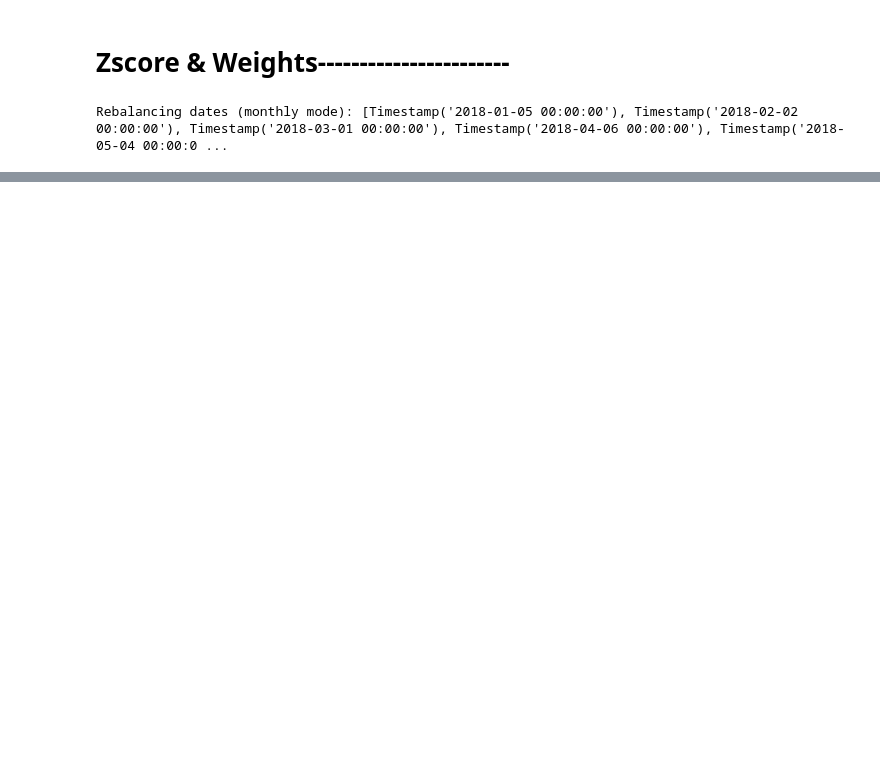
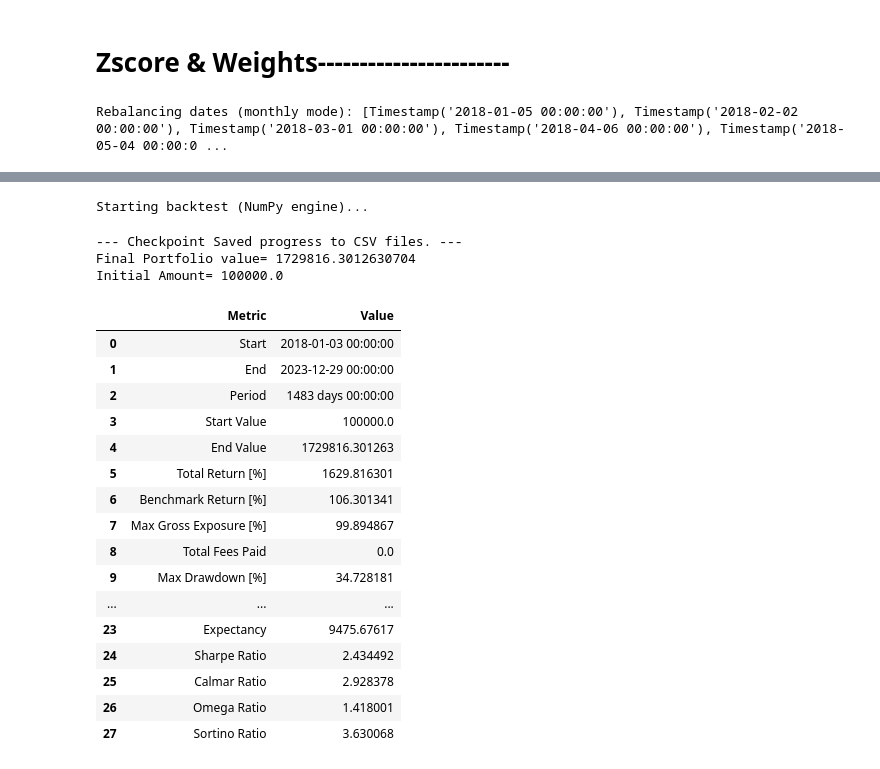
Before and after one commit to aarushbhattofficial/Theta_Syndicate, a Jupyter notebook: zscore.ipynb, the cells around one changed output, grey strips where cells are left out. Drawn from its saved outputs; the diff is of its cells as text; code cells hidden in the pictures; blank space fills up the shorter version.

```diff
--- a/zscore.ipynb
+++ b/zscore.ipynb
@@ -1071,0 +1235,45 @@ Regular Rebalance: 2018-02-23 00:00:00 --> Using Z-Scores from 2018-02-19 00:00:
+# %%
+# Derive START_DATE and END_DATE from weights CSV
+weights_df = pd.read_csv(INPUT_WEIGHTS, index_col=0, parse_dates=True)
+START_DATE = weights_df.index.min()
+END_DATE = weights_df.index.max()
+
+data = pd.read_csv(
+    'src/all_ohlcv_clipped.csv',
+    index_col=0, parse_dates=True, header=[0, 1]
+)
+
+if pd.isna(START_DATE) or pd.isna(END_DATE):
+    START_DATE = data.index.min()
+    END_DATE = data.index.max()
+
+# Filter data to match weights date range
+data = data.loc[START_DATE:END_DATE]
+
+backtester = Backtester(data, INITIAL_CAPITAL, START_DATE)
+backtester.run()
+print(f"Final Portfolio value= {backtester.portfolio_value}")
+
+pf = backtester.vectorbt_run()
+# %% [output]
+Starting backtest (NumPy engine)...
+--- Checkpoint Saved progress to CSV files. ---
+Final Portfolio value= 1729816.3012630704
+Initial Amount= 100000.0
+|  | Metric | Value |
+| 0 | Start | 2018-01-03 00:00:00 |
+| 1 | End | 2023-12-29 00:00:00 |
+| 2 | Period | 1483 days 00:00:00 |
+| 3 | Start Value | 100000.0 |
+| 4 | End Value | 1729816.301263 |
+| 5 | Total Return [%] | 1629.816301 |
+| 6 | Benchmark Return [%] | 106.301341 |
+| 7 | Max Gross Exposure [%] | 99.894867 |
+| 8 | Total Fees Paid | 0.0 |
+| 9 | Max Drawdown [%] | 34.728181 |
+| ... | ... | ... |
+| 23 | Expectancy | 9475.67617 |
+| 24 | Sharpe Ratio | 2.434492 |
+| 25 | Calmar Ratio | 2.928378 |
+| 26 | Omega Ratio | 1.418001 |
+| 27 | Sortino Ratio | 3.630068 |
```
Also changed, not shown: parts of 16 cells of this notebook, 1 other file.
